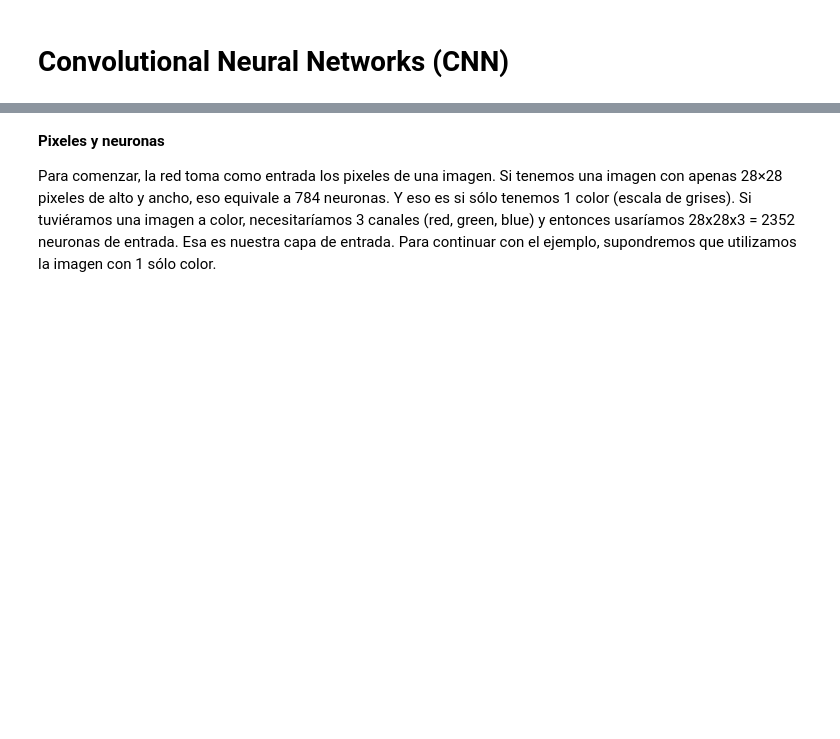
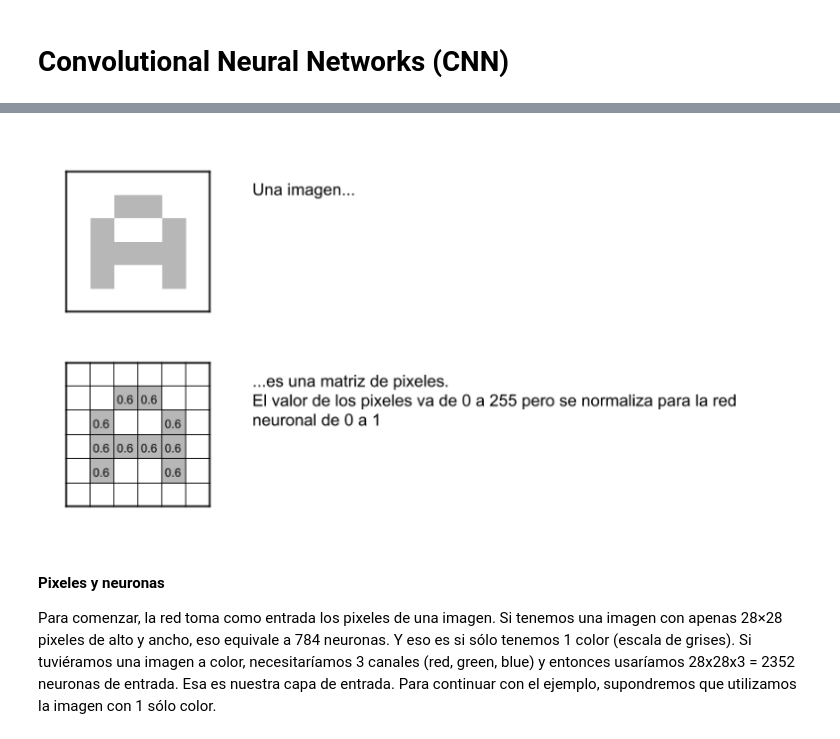
Before and after one commit to IsabelManiega/IA_Python, a Jupyter notebook: 10_Deep Learning/ejercicios tensorflow MNIST/MNIST_1.ipynb, the cells around one changed output, grey strips where cells are left out. Drawn from its saved outputs; the diff is of its cells as text; code cells hidden in the pictures; blank space fills up the shorter version.

```diff
--- a/10_Deep Learning/ejercicios tensorflow MNIST/MNIST_1.ipynb
+++ b/10_Deep Learning/ejercicios tensorflow MNIST/MNIST_1.ipynb
@@ -9,3 +7,9 @@
+# %%
+from IPython import display
+
+display.Image("./CNN_info/CNN_2.png")
+# %% [output]
+[figure, added]
 # %% [markdown]
 **Pixeles y neuronas**
 
```
Also changed, not shown: parts of 12 cells of this notebook, 1 other file.
